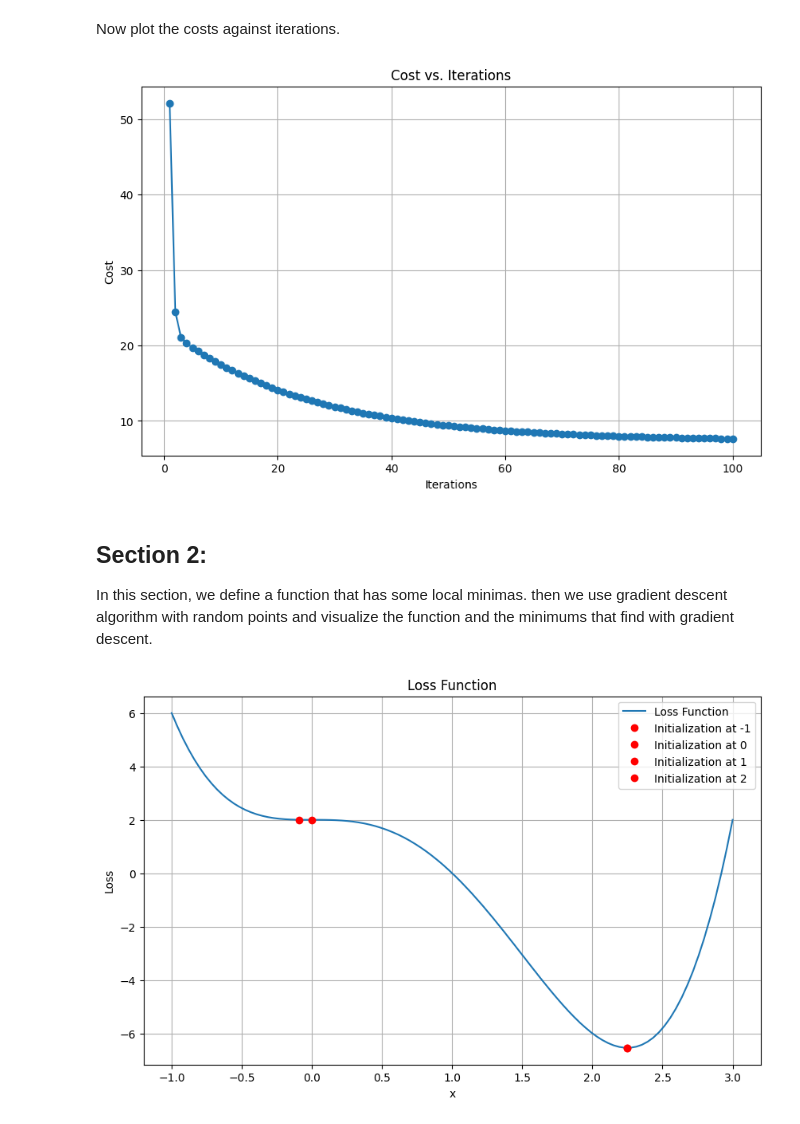
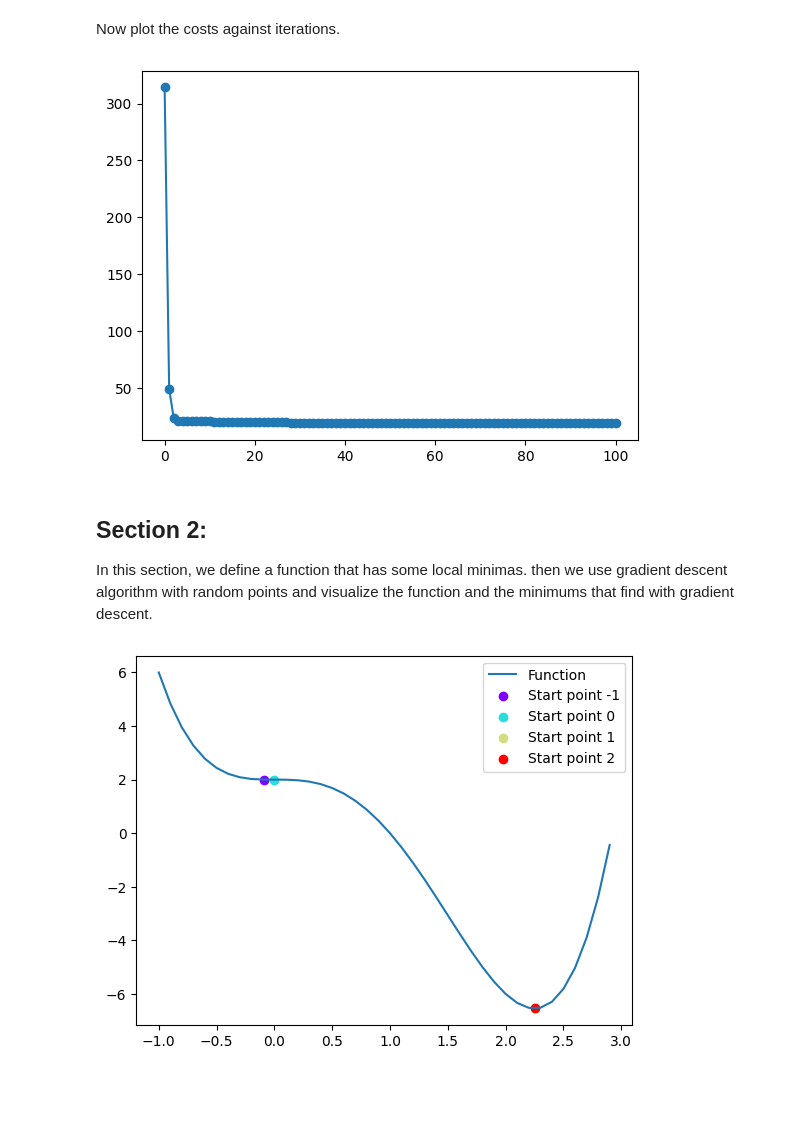
Before and after one commit to HirbodBehnam/Numerical-Computations-Assignments, a Jupyter notebook: P4/Gradinet descent.ipynb, the cells around one changed output. Drawn from its saved outputs; the diff is of its cells as text; code cells hidden in the pictures; blank space fills up the shorter version.

```diff
--- a/P4/Gradinet descent.ipynb
+++ b/P4/Gradinet descent.ipynb
@@ -58,23 +64,27 @@ def compute_cost(x, y, slope, intercept):
 In this cell, for the num_iterations, do gradient descent algorithm and save slope and intercepts, also compute costs and save them to.
 # %%
 # Initialize parameters (slope and intercept)
-## TODO
+slope = 1
+intercept = 1
 
 # Set hyperparameters
-learning_rate = None ##TODO
-num_iterations = 1 ##TODO
+learning_rate = 0.01
+num_iterations = 100
 
 
 
 # Lists to store parameters and costs at each iteration
-slope_history = []
-intercept_history = []
-cost_history = []
+slope_history = [slope]
+intercept_history = [intercept]
+cost_history = [compute_cost(x_values, y_values, slope, intercept)]
 
 # Perform gradient descent
 for i in range(num_iterations):
-    ##TODO
     'perform gradient descent and keep slopes and intecepts and costs in each iteration'
+    slope, intercept = gradient_descent(x_values, y_values, slope, intercept, learning_rate)
+    slope_history.append(slope)
+    intercept_history.append(intercept)
+    cost_history.append(compute_cost(x_values, y_values, slope, intercept))
 # %% [markdown]
 Now, plot the regression lines with the saved slope and intercepts all in 1 plot and visualize them.
 # %%
@@ -85,37 +97,48 @@ Now, plot the regression lines with the saved slope and intercepts all in 1 plot
 # %% [markdown]
 Now plot the costs against iterations.
 # %%
-# Plot costs against iterations
-## TODO
+plt.plot(np.array(cost_history), marker = 'o')
+plt.show()
 # %% [output]
-[figure, old version]
+[figure, new version]
 # %% [markdown]
 ## Section 2:
 In this section, we define a function that has some local minimas. then we use gradient descent algorithm with random points and visualize the function and the minimums that find with gradient descent.
 # %%
 import numpy as np
 import matplotlib.pyplot as plt
+import matplotlib.cm as cm
 
 # Define a simple convex loss function with multiple local minima
 def loss_function(x):
     return x**4 - 3*x**3 + 2
 
 # Define the derivative of the loss function
-def gradient(x):
-    ## TODO
+def gradient(x: float) -> float:
+    return 4*x**3 - 9*x**2
 
 # Gradient Descent function
-def gradient_descent(gradient_fn, initial_x, learning_rate, num_iterations):
-    ## TODO
-    'implement gradient_descent'
+def gradient_descent(initial_x: float, learning_rate: float, num_iterations: int) -> float:
+    x = initial_x
+    for _ in range(num_iterations):
+        x = x - learning_rate * gradient(x)
+    return x
 
 # Visualize the function
-## TODO
+x_values = np.arange(-1, 3., 0.1)
+y_values = loss_function(x_values)
+plt.plot(x_values, y_values, label="Function")
 
 # Run gradient descent with different initializations and plot the points that gradient descent finds them to be optimal minima
-## TODO
+TEST_POINTS = [-1, 0, 1, 2]
+COLORS = cm.rainbow(np.linspace(0, 1, len(TEST_POINTS))) # https://stackoverflow.com/a/12236808/4213397
+for i, c in zip(TEST_POINTS, COLORS):
+    x = gradient_descent(i, 0.01, 100)
+    plt.scatter(x, loss_function(x), color=c, label=f"Start point {i}")
+plt.legend(loc="upper right")
+plt.show()
 # %% [output]
-[figure, old version]
+[figure, new version]
 # %% [markdown]
 ## Question :
 Does gradient descent converges to the optimum solution or not in this example ?
```
Also changed, not shown: parts of 4 cells of this notebook.
